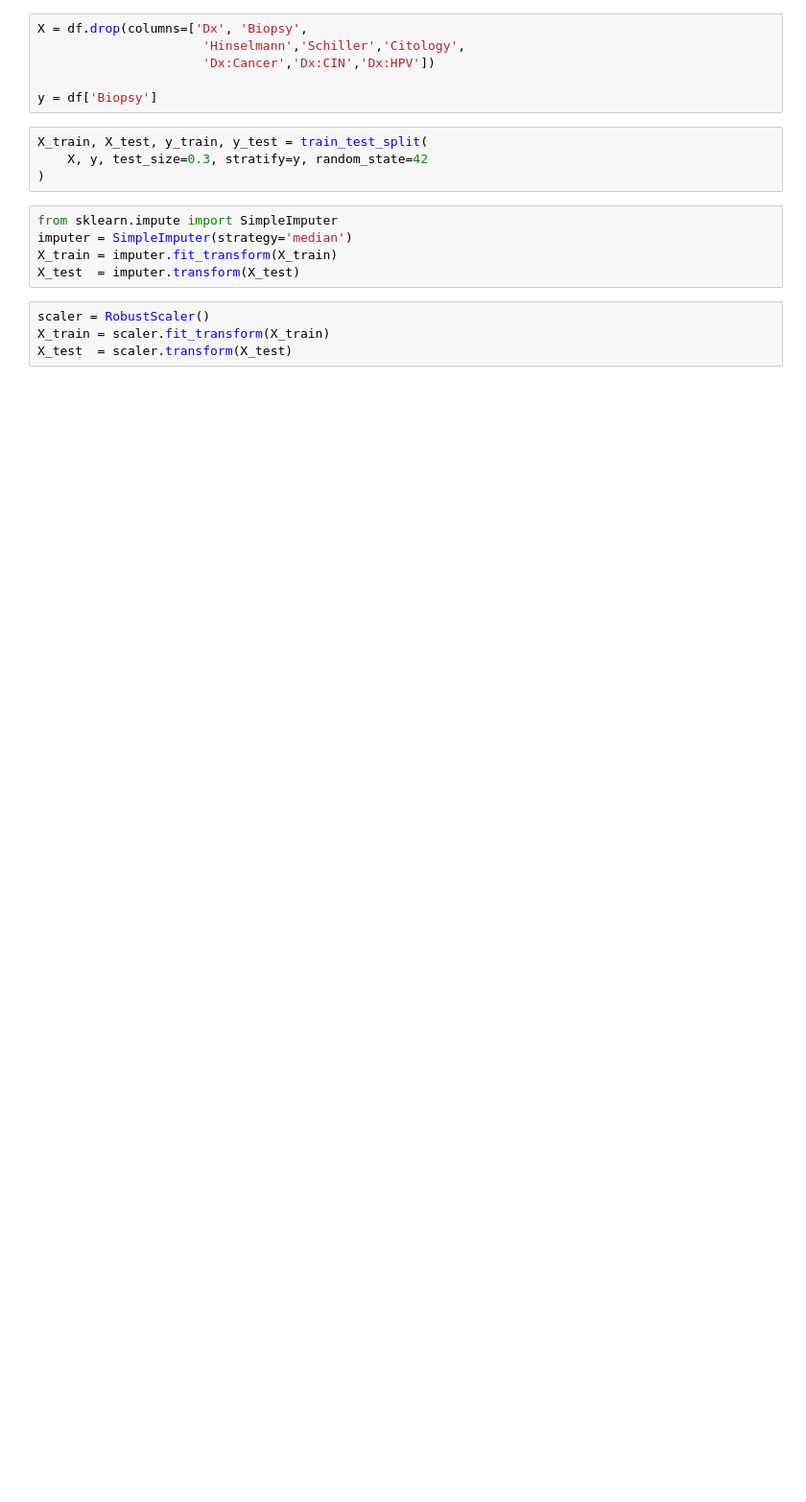
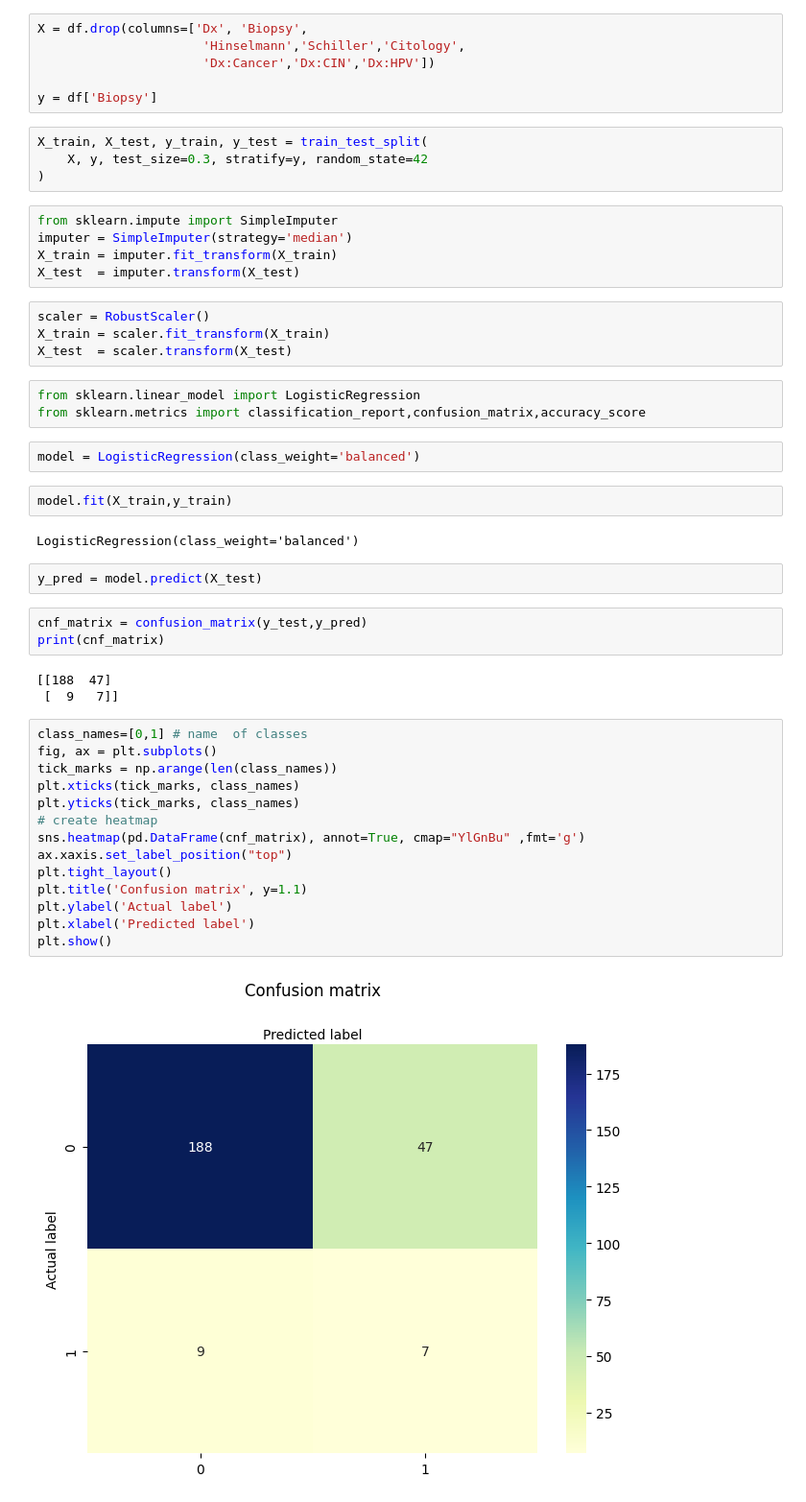
Before and after one commit to raajshekhar19/23FE10CSE00791_RAAJ_SHEKHAR, a Jupyter notebook: project.ipynb, the cells around one changed output. Shown at 96% size. Cells and saved outputs as stored; diff of their text form; blank space fills up the shorter version.

```diff
--- a/project.ipynb
+++ b/project.ipynb
@@ -149,3 +587,36 @@ X_test  = imputer.transform(X_test)
 scaler = RobustScaler()
 X_train = scaler.fit_transform(X_train)
 X_test  = scaler.transform(X_test)
+# %%
+from sklearn.linear_model import LogisticRegression
+from sklearn.metrics import classification_report,confusion_matrix,accuracy_score
+# %%
+model = LogisticRegression(class_weight='balanced')
+# %%
+model.fit(X_train,y_train)
+# %% [output]
+LogisticRegression(class_weight='balanced')
+# %%
+y_pred = model.predict(X_test)
+# %%
+cnf_matrix = confusion_matrix(y_test,y_pred)
+print(cnf_matrix)
+# %% [output]
+[[188  47]
+ [  9   7]]
+# %%
+class_names=[0,1] # name  of classes
+fig, ax = plt.subplots()
+tick_marks = np.arange(len(class_names))
+plt.xticks(tick_marks, class_names)
+plt.yticks(tick_marks, class_names)
+# create heatmap
+sns.heatmap(pd.DataFrame(cnf_matrix), annot=True, cmap="YlGnBu" ,fmt='g')
+ax.xaxis.set_label_position("top")
+plt.tight_layout()
+plt.title('Confusion matrix', y=1.1)
+plt.ylabel('Actual label')
+plt.xlabel('Predicted label')
+plt.show()
+# %% [output]
+[figure, added]
```
Also changed, not shown: parts of 41 cells of this notebook, 2 other files.
